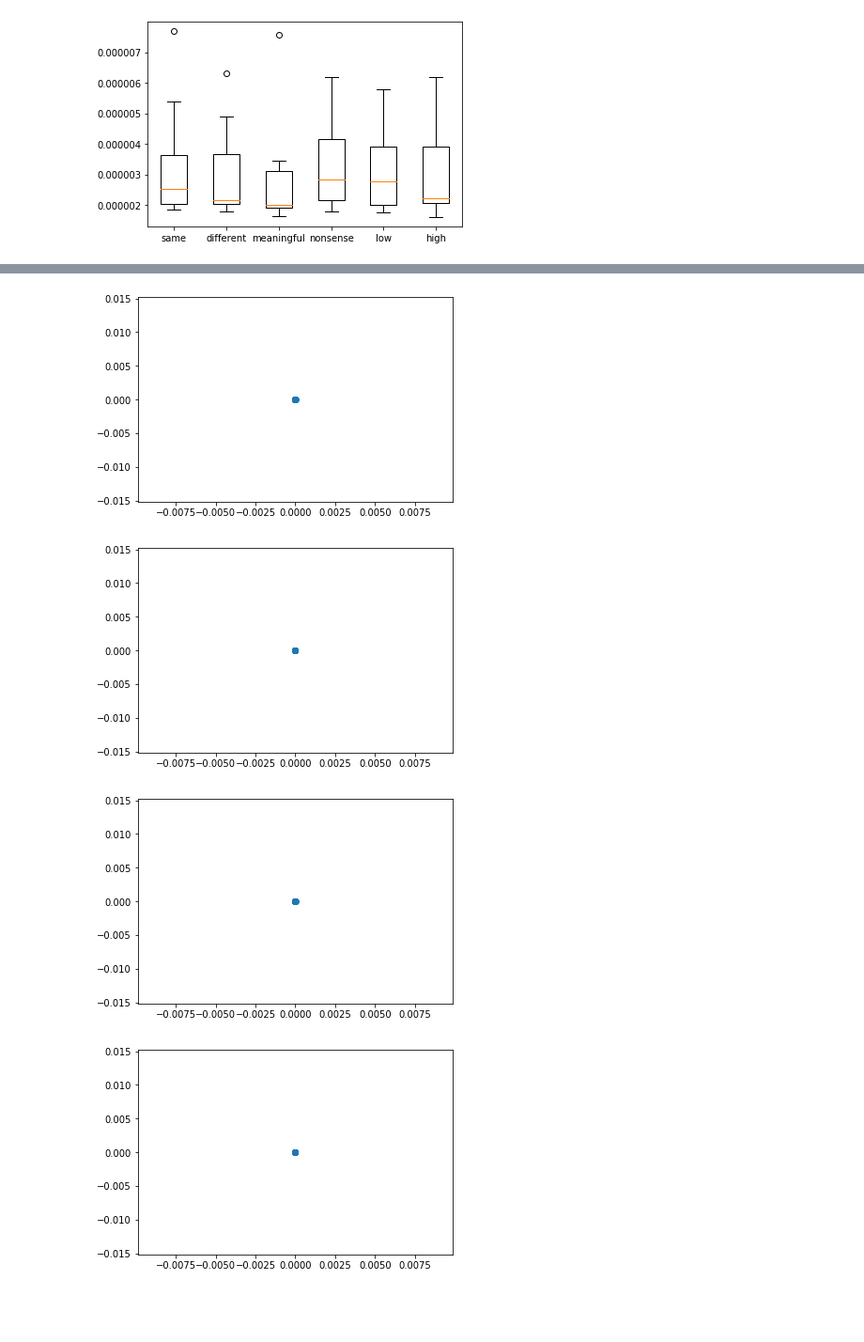
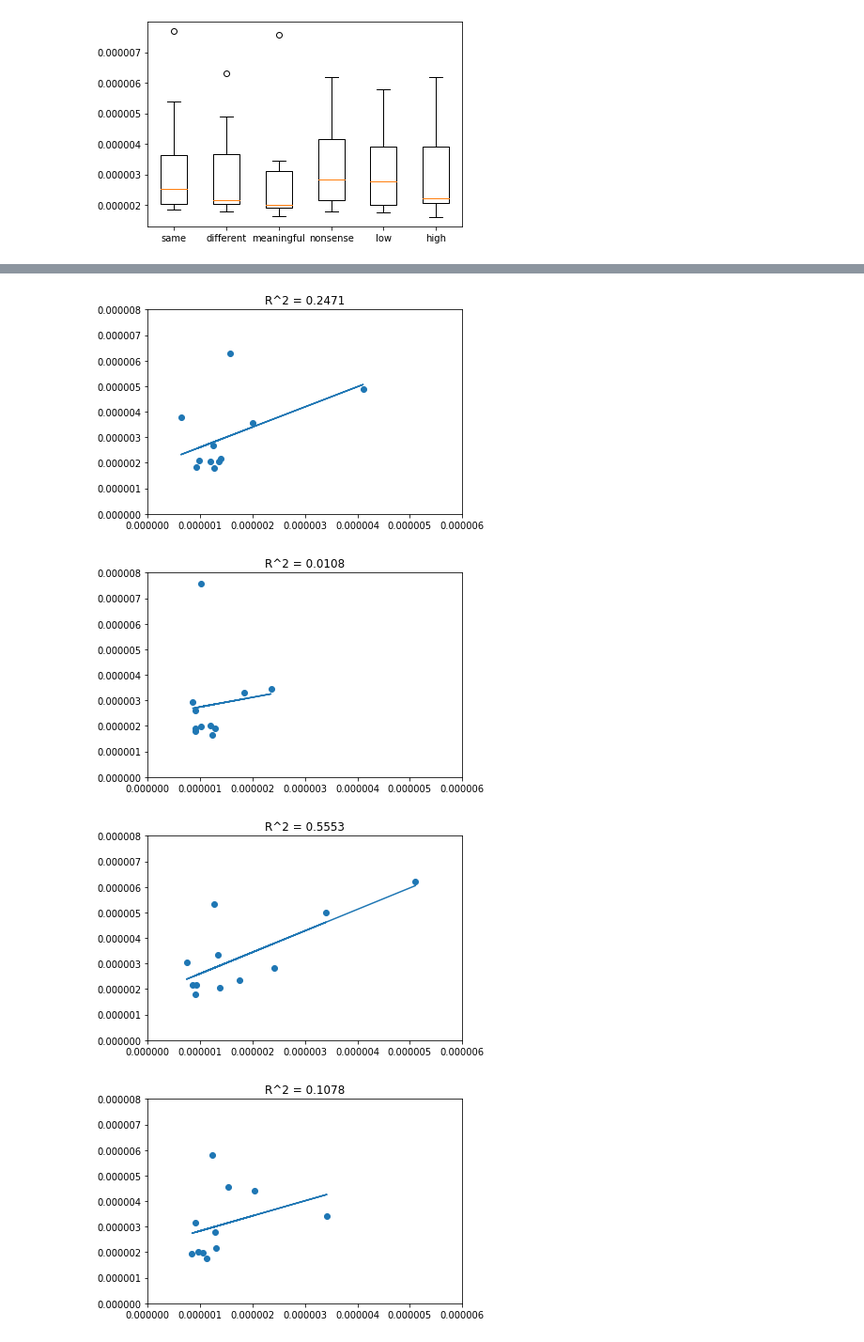
Before and after one commit to letitiayhho/talker_change_data_processing, a Jupyter notebook: 9_N1_RMS/src/n1.ipynb, the cells around one changed output, grey strips where cells are left out. Shown: that part at 94% size. Cells and saved outputs as stored; diff of their text form; code cells hidden in the pictures; blank space fills up the shorter version.

Commit message:
Clean up formatting and refine plots

```diff
--- a/9_N1_RMS/src/n1.ipynb
+++ b/9_N1_RMS/src/n1.ipynb
@@ -158,28 +169,16 @@ def get_lin_reg(x, y):
     (rsq, b, m) = (reg.score(x, y), reg.intercept_, reg.coef_)
     return rsq, b, m
 
-def plot_scatter(x, y, b, m):
+def plot_scatter(x, y, rsq, b, m):
     fig, ax = plt.subplots()
     ax.scatter(x, y)
     ax.plot(x, m*x + b)
-#     ax.title(phasename + " phase for " + condition)
-#     ax.xlabel("Rep")
-#     ax.ylabel("Change in F0")
-#     ax.ylim([-100, 100])
-#     plt.savefig("figs/" + phasename + "_" + condition + ".png")
-#     plt.close()
-
-# lin_reg: Dict[float] = {
-#     'rsq': [],
-#     'a': [],
-#     'b': []
-# }
+    plt.xlim([0, 0.000006])
+    plt.ylim([0, 0.000008])
+    plt.title("R^2 = " + str(round(rsq, 4)))
 
 for condition in conditions:
     (x, y) = get_x_y(condition)
     (rsq, b, m) = get_lin_reg(x, y)
-    plot_scatter(x, y, b, m)
-#     lin_reg['rsq'].append(rsq)
-#     lin_reg['a'].append(a)
-#     lin_reg['b'].append(b)
+    plot_scatter(x, y, rsq, b, m)
 # %% [output]
@@ -187,4 +186,4 @@ for condition in conditions:
-[figure, old version]
+[figure, new version]
-[figure, old version]
+[figure, new version]
-[figure, old version]
+[figure, new version]
-[figure, old version]
+[figure, new version]
```
Also changed, not shown: parts of 4 cells of this notebook.
